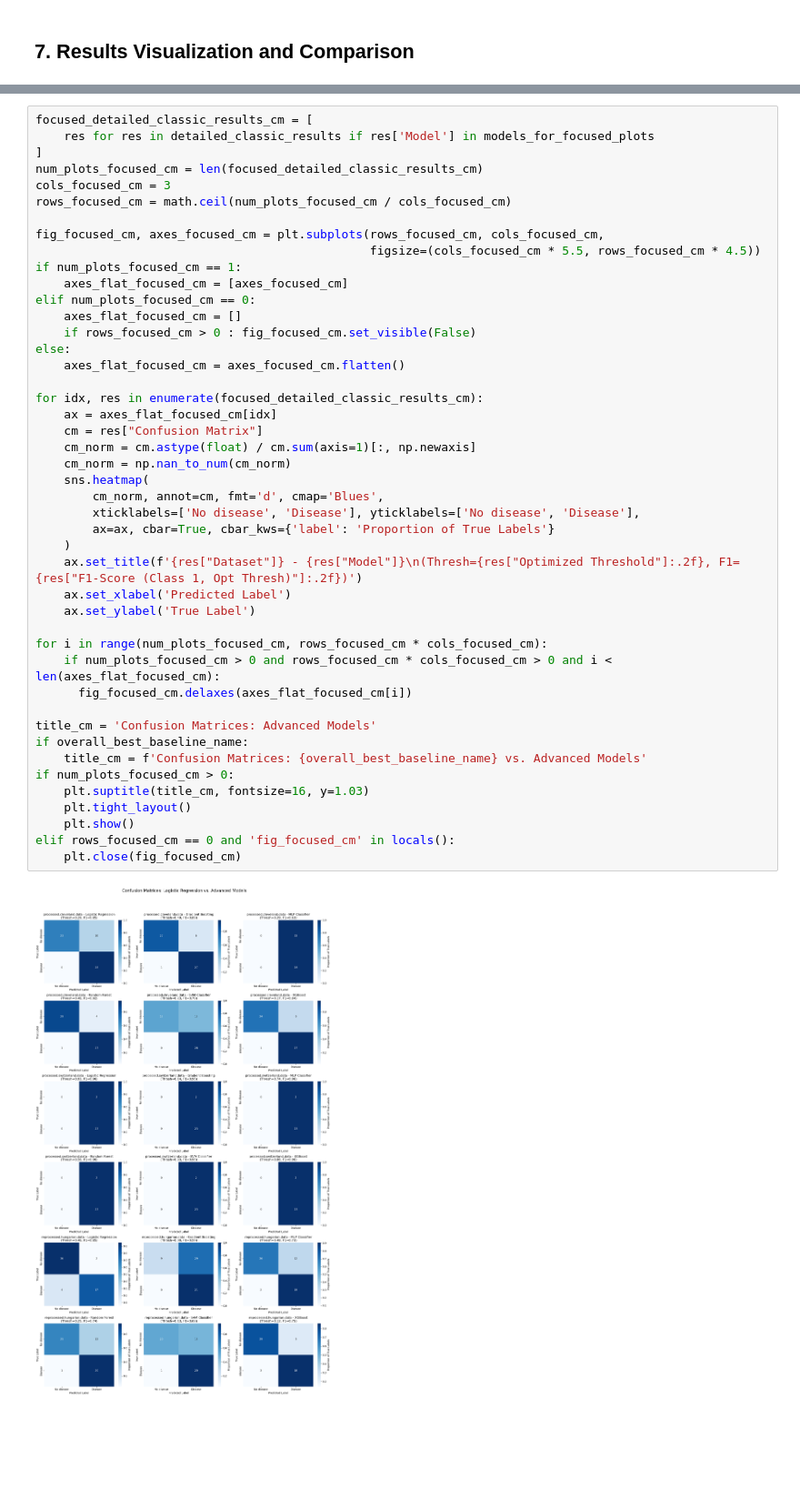
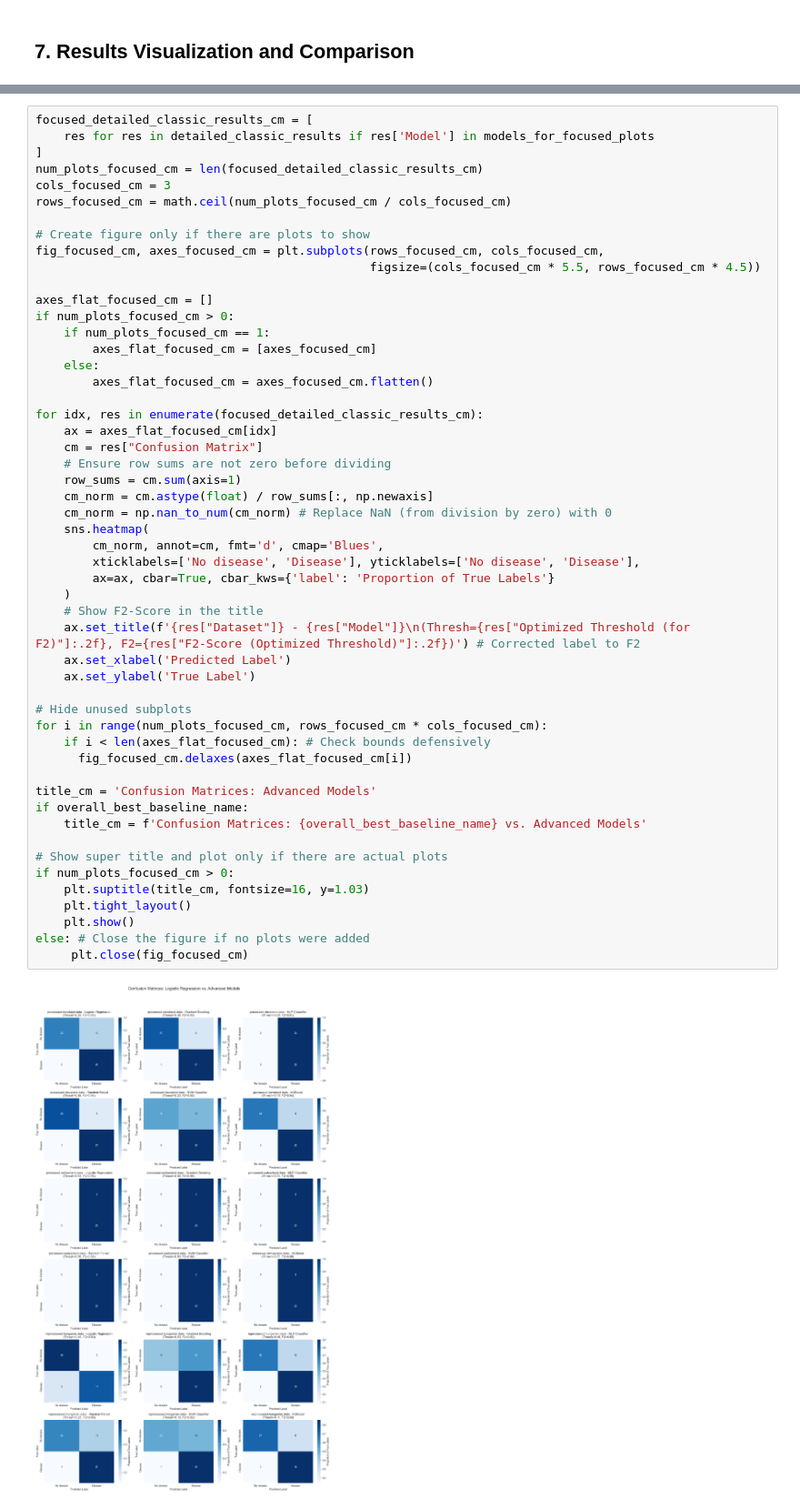
Before and after one commit to BytebenderCoco/machine-learning-predicting-heart-disease, a Jupyter notebook: heart_disease_prediction_baseline_vs_advanced_models.ipynb, the cells around one changed output, grey strips where cells are left out. Shown at 91% size. Cells and saved outputs as stored; diff of their text form; blank space fills up the shorter version.

```diff
--- a/heart_disease_prediction_baseline_vs_advanced_models.ipynb
+++ b/heart_disease_prediction_baseline_vs_advanced_models.ipynb
@@ -659,44 +728,51 @@ focused_detailed_classic_results_cm = [
 ]
 num_plots_focused_cm = len(focused_detailed_classic_results_cm)
 cols_focused_cm = 3
 rows_focused_cm = math.ceil(num_plots_focused_cm / cols_focused_cm)
 
+# Create figure only if there are plots to show
 fig_focused_cm, axes_focused_cm = plt.subplots(rows_focused_cm, cols_focused_cm,
                                                figsize=(cols_focused_cm * 5.5, rows_focused_cm * 4.5))
-if num_plots_focused_cm == 1:
-    axes_flat_focused_cm = [axes_focused_cm]
-elif num_plots_focused_cm == 0:
-    axes_flat_focused_cm = []
-    if rows_focused_cm > 0 : fig_focused_cm.set_visible(False)
-else:
-    axes_flat_focused_cm = axes_focused_cm.flatten()
+
+axes_flat_focused_cm = []
+if num_plots_focused_cm > 0:
+    if num_plots_focused_cm == 1:
+        axes_flat_focused_cm = [axes_focused_cm]
+    else:
+        axes_flat_focused_cm = axes_focused_cm.flatten()
 
 for idx, res in enumerate(focused_detailed_classic_results_cm):
     ax = axes_flat_focused_cm[idx]
     cm = res["Confusion Matrix"]
-    cm_norm = cm.astype(float) / cm.sum(axis=1)[:, np.newaxis]
-    cm_norm = np.nan_to_num(cm_norm)
+    # Ensure row sums are not zero before dividing
+    row_sums = cm.sum(axis=1)
+    cm_norm = cm.astype(float) / row_sums[:, np.newaxis]
+    cm_norm = np.nan_to_num(cm_norm) # Replace NaN (from division by zero) with 0
     sns.heatmap(
         cm_norm, annot=cm, fmt='d', cmap='Blues',
         xticklabels=['No disease', 'Disease'], yticklabels=['No disease', 'Disease'],
         ax=ax, cbar=True, cbar_kws={'label': 'Proportion of True Labels'}
     )
-    ax.set_title(f'{res["Dataset"]} - {res["Model"]}\n(Thresh={res["Optimized Threshold"]:.2f}, F1={res["F1-Score (Class 1, Opt Thresh)"]:.2f})')
+    # Show F2-Score in the title
+    ax.set_title(f'{res["Dataset"]} - {res["Model"]}\n(Thresh={res["Optimized Threshold (for F2)"]:.2f}, F2={res["F2-Score (Optimized Threshold)"]:.2f})') # Corrected label to F2
     ax.set_xlabel('Predicted Label')
     ax.set_ylabel('True Label')
 
+# Hide unused subplots
 for i in range(num_plots_focused_cm, rows_focused_cm * cols_focused_cm):
-    if num_plots_focused_cm > 0 and rows_focused_cm * cols_focused_cm > 0 and i < len(axes_flat_focused_cm):
+    if i < len(axes_flat_focused_cm): # Check bounds defensively
       fig_focused_cm.delaxes(axes_flat_focused_cm[i])
 
 title_cm = 'Confusion Matrices: Advanced Models'
 if overall_best_baseline_name:
     title_cm = f'Confusion Matrices: {overall_best_baseline_name} vs. Advanced Models'
+
+# Show super title and plot only if there are actual plots
 if num_plots_focused_cm > 0:
     plt.suptitle(title_cm, fontsize=16, y=1.03)
     plt.tight_layout()
     plt.show()
-elif rows_focused_cm == 0 and 'fig_focused_cm' in locals():
-    plt.close(fig_focused_cm)
+else: # Close the figure if no plots were added
+     plt.close(fig_focused_cm)
 # %% [output]
-[figure, old version]
+[figure, new version]
```
Also changed, not shown: parts of 21 cells of this notebook.
